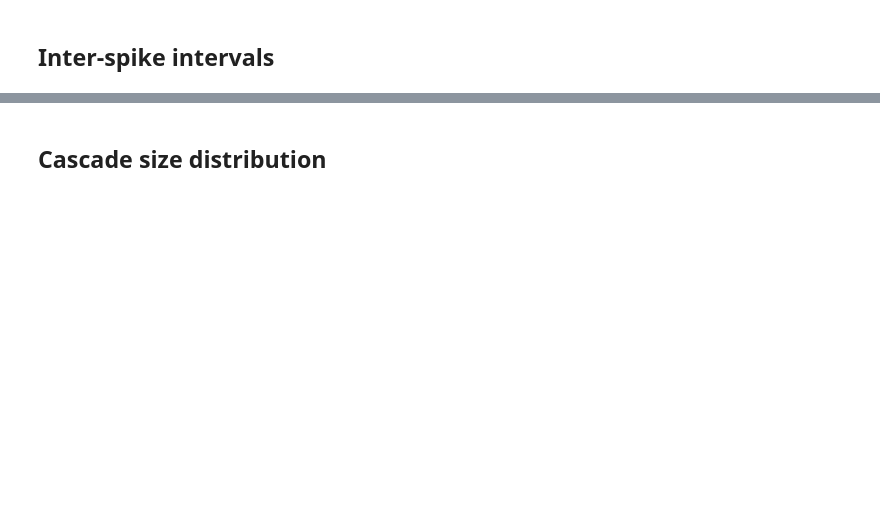
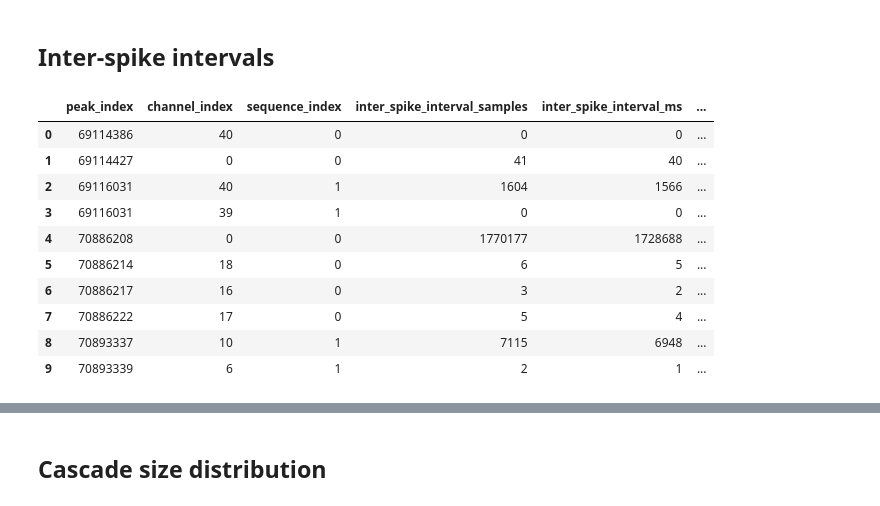
Before and after one commit to devincma/asm_synchrony_paper, a Jupyter notebook: spikes_optimized/analysis.ipynb, the cells around one changed output, grey strips where cells are left out. Saved outputs shown, nothing was run; the diff lists cells and outputs as text; code cells hidden in the pictures; blank space fills up the shorter version.

```diff
--- a/spikes_optimized/analysis.ipynb
+++ b/spikes_optimized/analysis.ipynb
@@ -120,2 +179,39 @@ raster_plot(all_spikes_df)
 # %% [markdown]
 ## Inter-spike intervals
+# %%
+# Calculate the inter-spike interval
+interictal_spikes_df["inter_spike_interval_samples"] = interictal_spikes_df[
+    "peak_index"
+].diff()
+
+# If you want to handle the NaN value for the first row (since there's no previous spike to compare to):
+interictal_spikes_df.loc[
+    0, "inter_spike_interval_samples"
+] = 0  # or any other suitable value
+
+# Convert the inter_spike_interval_samples column to integer
+interictal_spikes_df["inter_spike_interval_samples"] = interictal_spikes_df[
+    "inter_spike_interval_samples"
+].astype(int)
+
+interictal_spikes_df["inter_spike_interval_ms"] = (
+    interictal_spikes_df["inter_spike_interval_samples"] / fs * 1000
+).astype(int)
+
+interictal_spikes_df["inter_spike_interval_sec"] = (
+    interictal_spikes_df["inter_spike_interval_samples"] / fs
+).astype(int)
+
+interictal_spikes_df.head(10)
+# %% [output]
+|  | peak_index | channel_index | sequence_index | inter_spike_interval_samples | inter_spike_interval_ms | ... |
+| 0 | 69114386 | 40 | 0 | 0 | 0 | ... |
+| 1 | 69114427 | 0 | 0 | 41 | 40 | ... |
+| 2 | 69116031 | 40 | 1 | 1604 | 1566 | ... |
+| 3 | 69116031 | 39 | 1 | 0 | 0 | ... |
+| 4 | 70886208 | 0 | 0 | 1770177 | 1728688 | ... |
+| 5 | 70886214 | 18 | 0 | 6 | 5 | ... |
+| 6 | 70886217 | 16 | 0 | 3 | 2 | ... |
+| 7 | 70886222 | 17 | 0 | 5 | 4 | ... |
+| 8 | 70893337 | 10 | 1 | 7115 | 6948 | ... |
+| 9 | 70893339 | 6 | 1 | 2 | 1 | ... |
```
Also changed, not shown: parts of 11 cells of this notebook, 2 other files.
